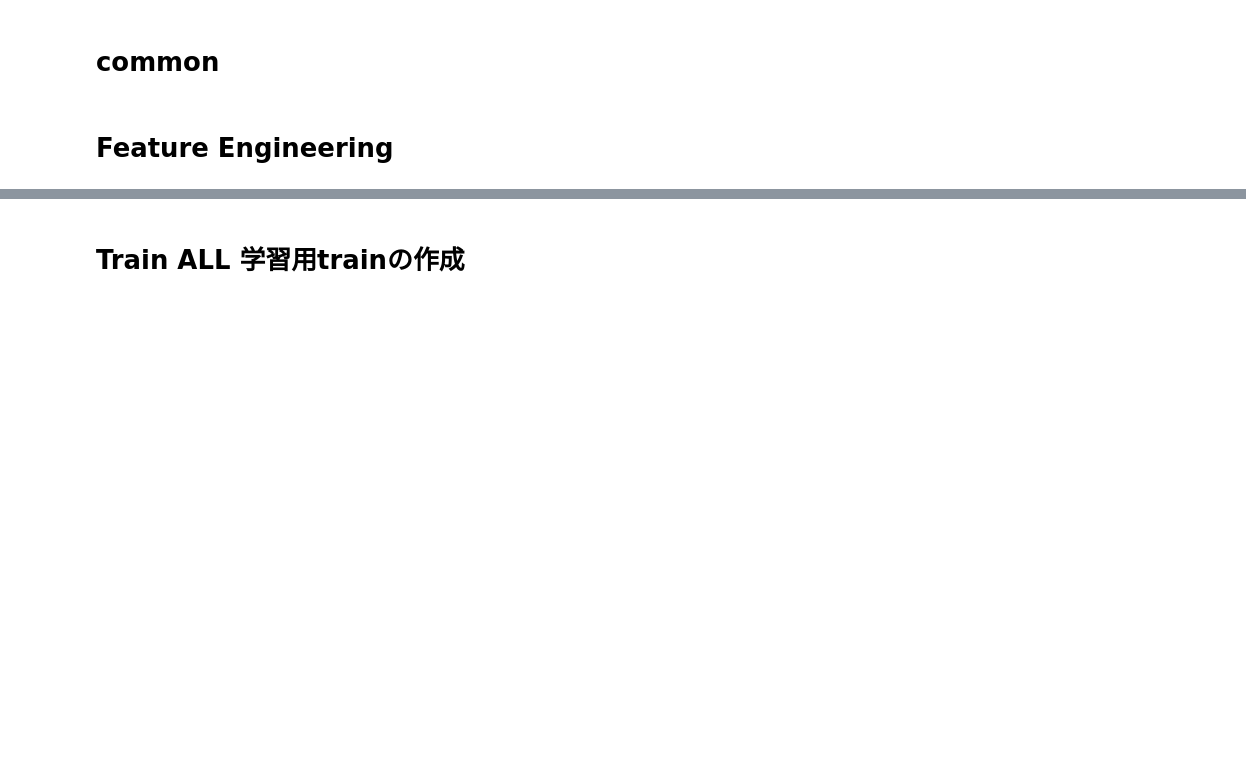
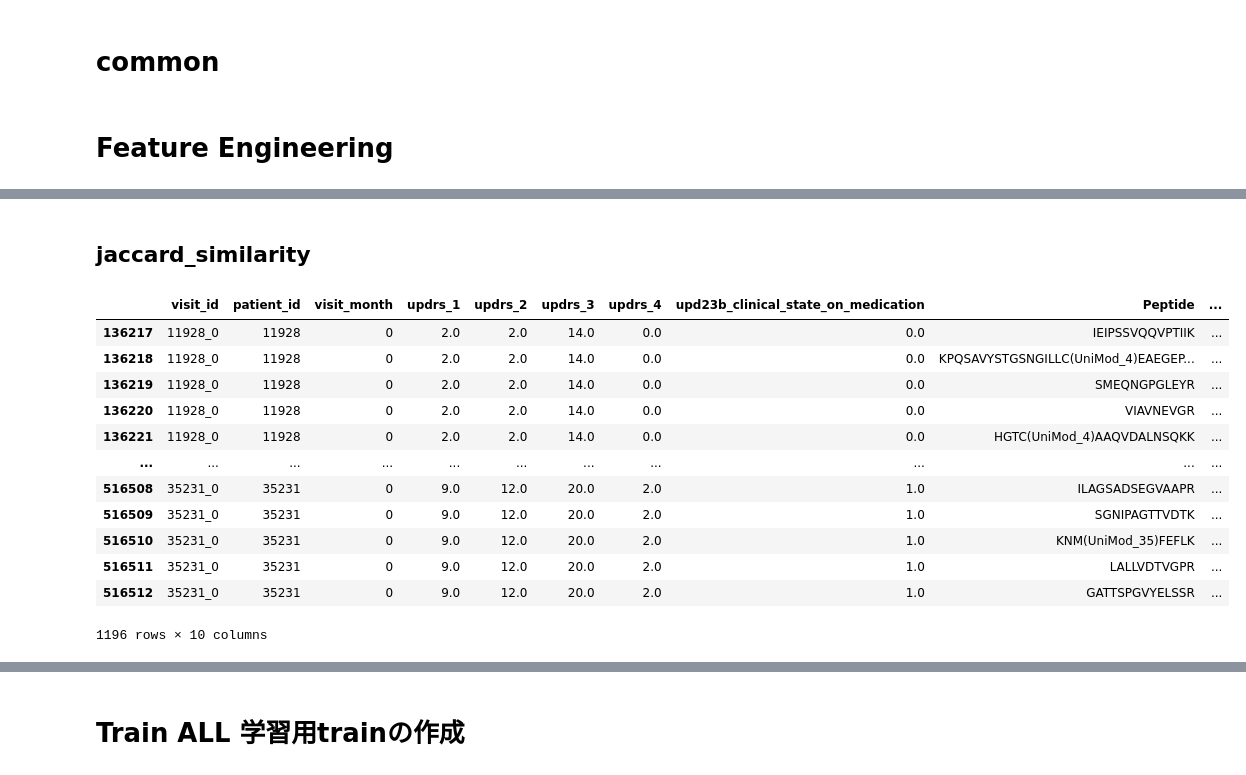
Before and after one commit to kunai-3txk/Compe_tonyobyo, a Jupyter notebook: parkinsons-disease-baseline-0401.ipynb, the cells around one changed output, grey strips where cells are left out. Drawn from its saved outputs; the diff is of its cells as text; code cells hidden in the pictures; blank space fills up the shorter version.

```diff
--- a/parkinsons-disease-baseline-0401.ipynb
+++ b/parkinsons-disease-baseline-0401.ipynb
@@ -288,0 +331,44 @@ Name: Pep_rank, dtype: float64
+# %% [markdown]
+## jaccard_similarity
+# %%
+train_pep_j = df1[df1['visit_month']==0]
+patient_list = list(set(train_pep_j['patient_id']))
+
+jaccard_max = -1
+jaccard_min = 99
+max_l = []
+min_l = []
+
+for i in patient_list:
+  a = set(list(train_pep_j[train_pep_j['patient_id']==int(i)]['Peptide'].unique()))
+  for j in patient_list:
+    if i != j:
+      b = set(list(train_pep_j[train_pep_j['patient_id']==int(j)]['Peptide'].unique()))
+      jaccard_similarity= len(a & b)/len( a | b )
+      if jaccard_similarity > jaccard_max:
+        jaccard_max = jaccard_similarity
+        max_l = [i,j]
+      if jaccard_similarity < jaccard_min:
+        jaccard_min = jaccard_similarity
+        min_l = [i,j]
+
+print('max:',jaccard_max,'min',jaccard_min)
+print('max:',max_l,'min',min_l)
+
+
+df1[(df1['visit_id']=='30951_0')|(df1['visit_id']=='16574_0')]
+df1[(df1['visit_id']=='11928_0')|(df1['visit_id']=='35231_0')]
+# %% [output]
+|  | visit_id | patient_id | visit_month | updrs_1 | updrs_2 | updrs_3 | updrs_4 | upd23b_clinical_state_on_medication | Peptide | ... |
+| 136217 | 11928_0 | 11928 | 0 | 2.0 | 2.0 | 14.0 | 0.0 | 0.0 | IEIPSSVQQVPTIIK | ... |
+| 136218 | 11928_0 | 11928 | 0 | 2.0 | 2.0 | 14.0 | 0.0 | 0.0 | KPQSAVYSTGSNGILLC(UniMod_4)EAEGEP... | ... |
+| 136219 | 11928_0 | 11928 | 0 | 2.0 | 2.0 | 14.0 | 0.0 | 0.0 | SMEQNGPGLEYR | ... |
+| 136220 | 11928_0 | 11928 | 0 | 2.0 | 2.0 | 14.0 | 0.0 | 0.0 | VIAVNEVGR | ... |
+| 136221 | 11928_0 | 11928 | 0 | 2.0 | 2.0 | 14.0 | 0.0 | 0.0 | HGTC(UniMod_4)AAQVDALNSQKK | ... |
+| ... | ... | ... | ... | ... | ... | ... | ... | ... | ... | ... |
+| 516508 | 35231_0 | 35231 | 0 | 9.0 | 12.0 | 20.0 | 2.0 | 1.0 | ILAGSADSEGVAAPR | ... |
+| 516509 | 35231_0 | 35231 | 0 | 9.0 | 12.0 | 20.0 | 2.0 | 1.0 | SGNIPAGTTVDTK | ... |
+| 516510 | 35231_0 | 35231 | 0 | 9.0 | 12.0 | 20.0 | 2.0 | 1.0 | KNM(UniMod_35)FEFLK | ... |
+| 516511 | 35231_0 | 35231 | 0 | 9.0 | 12.0 | 20.0 | 2.0 | 1.0 | LALLVDTVGPR | ... |
+| 516512 | 35231_0 | 35231 | 0 | 9.0 | 12.0 | 20.0 | 2.0 | 1.0 | GATTSPGVYELSSR | ... |
+1196 rows × 10 columns
```
Also changed, not shown: parts of 19 cells of this notebook.
